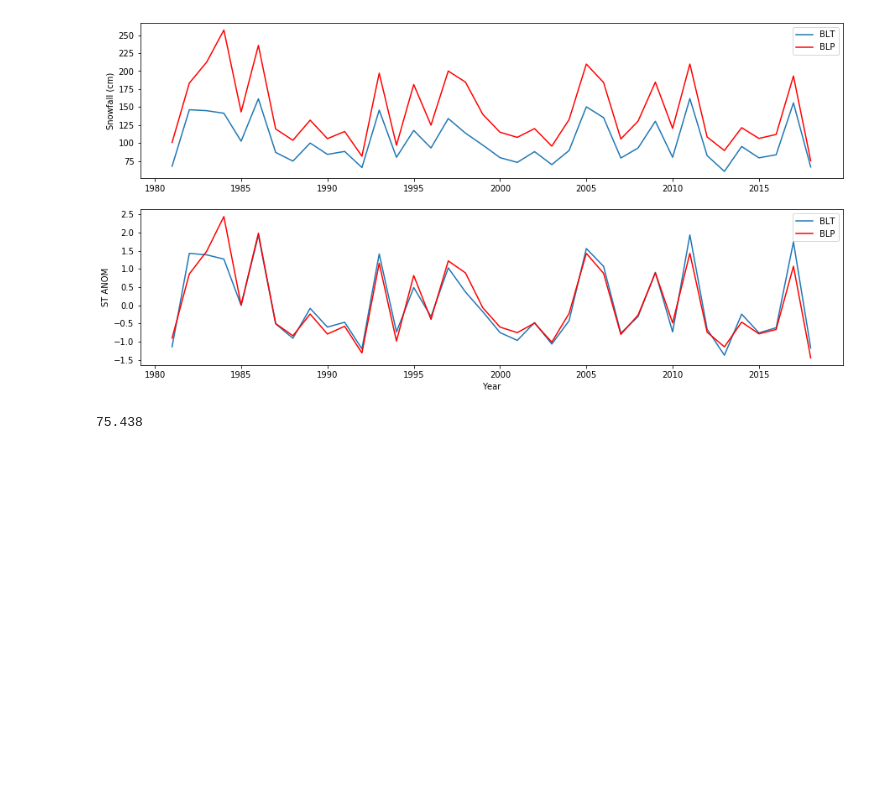
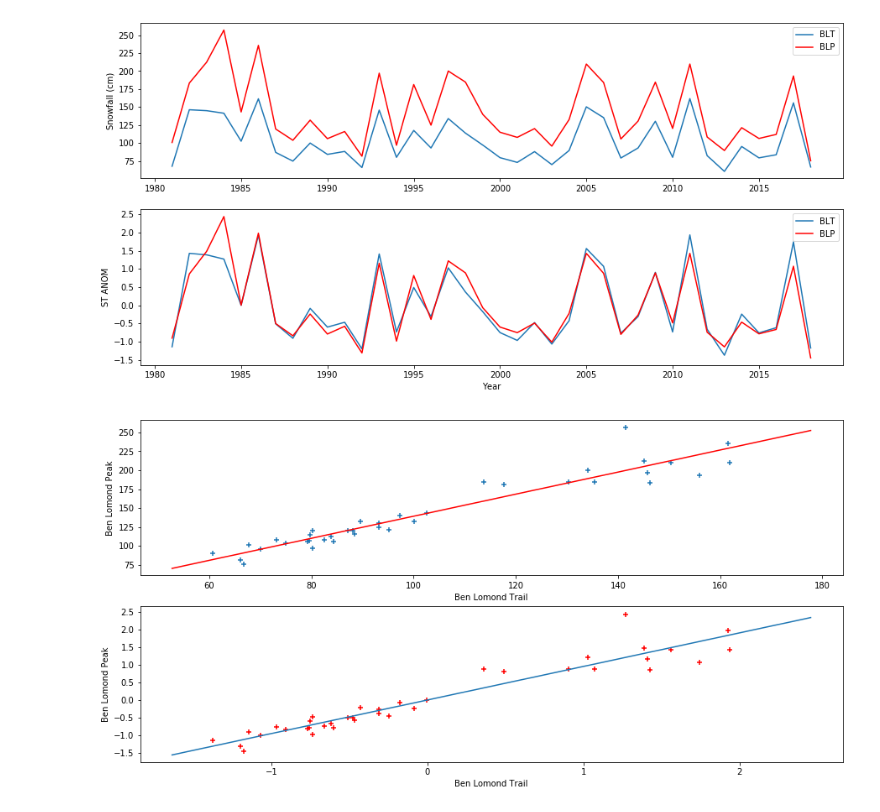
Before and after one commit to johnhorel/atmos_5040_2019, a Jupyter notebook: chapter 4/Chapter4.ipynb, the cells around one changed output. Cells and saved outputs as stored; diff of their text form; code cells hidden in the pictures; blank space fills up the shorter version.

```diff
--- a/chapter 4/Chapter4.ipynb
+++ b/chapter 4/Chapter4.ipynb
@@ -41,7 +45,55 @@ ax2.set_xlabel('Year')
 plt.show()
 # %% [output]
 [figure]
-# %%
-snow.loc[snow['Year'].idxmax(),'BLP']
-# %% [output]
-75.438
+# %%
+#Brute force regression
+covar_1 = 0
+varx_1 = 0
+vary_1 = 0
+n = len(snow)
+for i in range(0,n):
+    covar_1 = covar_1 + xprime[i]*yprime[i]
+    varx_1 = varx_1 + xprime[i]*xprime[i]
+    vary_1 = vary_1 + yprime[i]*yprime[i]
+
+covar_1 = covar_1/n
+varx_1 = varx_1/n
+vary_1 = vary_1/n
+
+b_1 = covar_1/varx_1
+r_1 = covar_1/np.sqrt(varx_1*vary_1)
+sdx_1 = np.sqrt(varx_1)
+sdy_1 = np.sqrt(vary_1)
+
+#using linear algebra
+covar_2 = np.dot(xprime,yprime)
+varx_2 = np.dot(xprime,xprime)
+vary_2 = np.dot(yprime,yprime)
+covar_2 = covar_2/n
+varx_2 = varx_2/n
+vary_2 = vary_2/n
+
+b_2 = covar_2/varx_2
+r_2 = covar_2/np.sqrt(varx_2*vary_2)
+sdx_2 = np.sqrt(varx_2)
+sdy_2 = np.sqrt(vary_2)
+
+#compute estimate of y over range of x's
+xhat = np.linspace(-50,75,100)
+yhat = b_2*xhat
+
+XH = xm+xhat
+YH = ym+yhat
+
+fig,(ax1,ax2) = plt.subplots(2,1,figsize=(15,7.5))
+ax1.scatter(x,y,marker='+')
+ax1.plot(XH,YH,color='red')
+ax1.set_xlabel('Ben Lomond Trail')
+ax1.set_ylabel('Ben Lomond Peak')
+ax2.scatter(xstar,ystar,marker='+',color='red')
+ax2.plot(xhat/xs,yhat/ys)
+ax2.set_xlabel('Ben Lomond Trail')
+ax2.set_ylabel('Ben Lomond Peak')
+plt.show()
+# %% [output]
+[figure, added]
```
Also changed, not shown: parts of 2 cells of this notebook.
